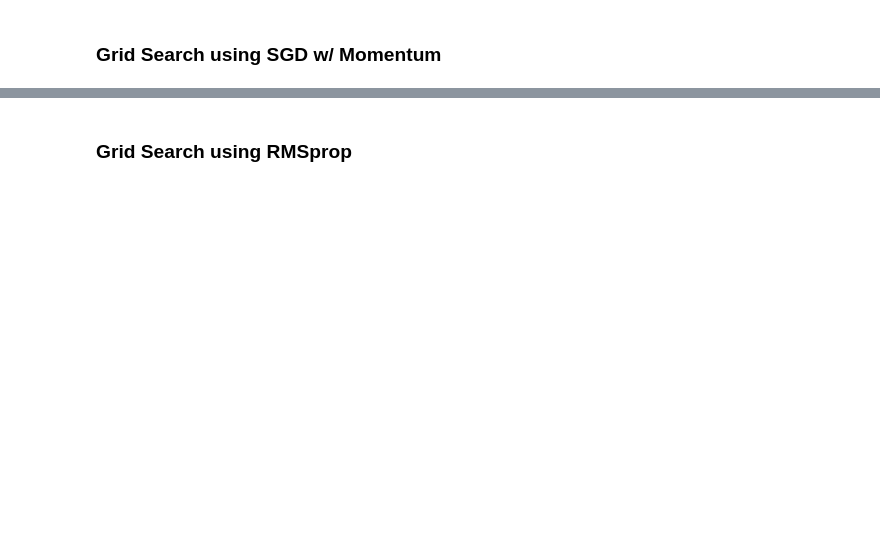
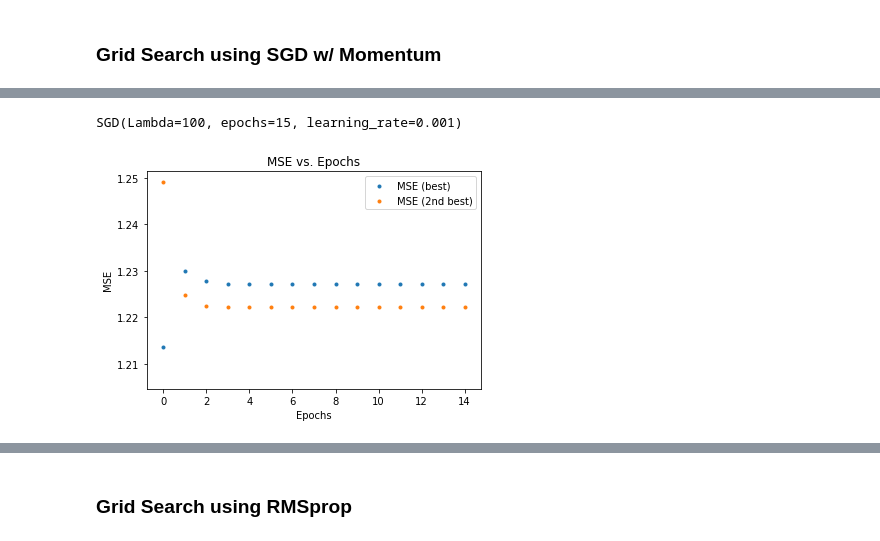
Before and after one commit to jsigee87/data_science_principles, a Jupyter notebook: hw3/HW3.ipynb, the cells around one changed output, grey strips where cells are left out. Drawn from its saved outputs; the diff is of its cells as text; code cells hidden in the pictures; blank space fills up the shorter version.

```diff
--- a/hw3/HW3.ipynb
+++ b/hw3/HW3.ipynb
@@ -329,0 +339,18 @@ results.iloc[0:2,:]
+# %%
+best0_mom = SGD(learning_rate=0.0001, Lambda=100, epochs=15)
+best0_mom.fit(X_train, y_train, update_rule='sgd_momentum')
+
+best1_mom = SGD(learning_rate=0.001, Lambda=100, epochs=15)
+best1_mom.fit(X_train, y_train, update_rule='sgd_momentum')
+# %% [output]
+SGD(Lambda=100, epochs=15, learning_rate=0.001)
+# %%
+_ = plt.scatter(range(15), best0_mom.mse_hist, label='MSE (best)', marker='.')
+_ = plt.scatter(range(15), best1_mom.mse_hist, label='MSE (2nd best)', marker='.')
+_ = plt.xlabel("Epochs")
+_ = plt.ylabel("MSE")
+_ = plt.title("MSE vs. Epochs")
+_ = plt.legend()
+plt.show()
+# %% [output]
+[figure, added]
```
Also changed, not shown: parts of 25 cells of this notebook.
